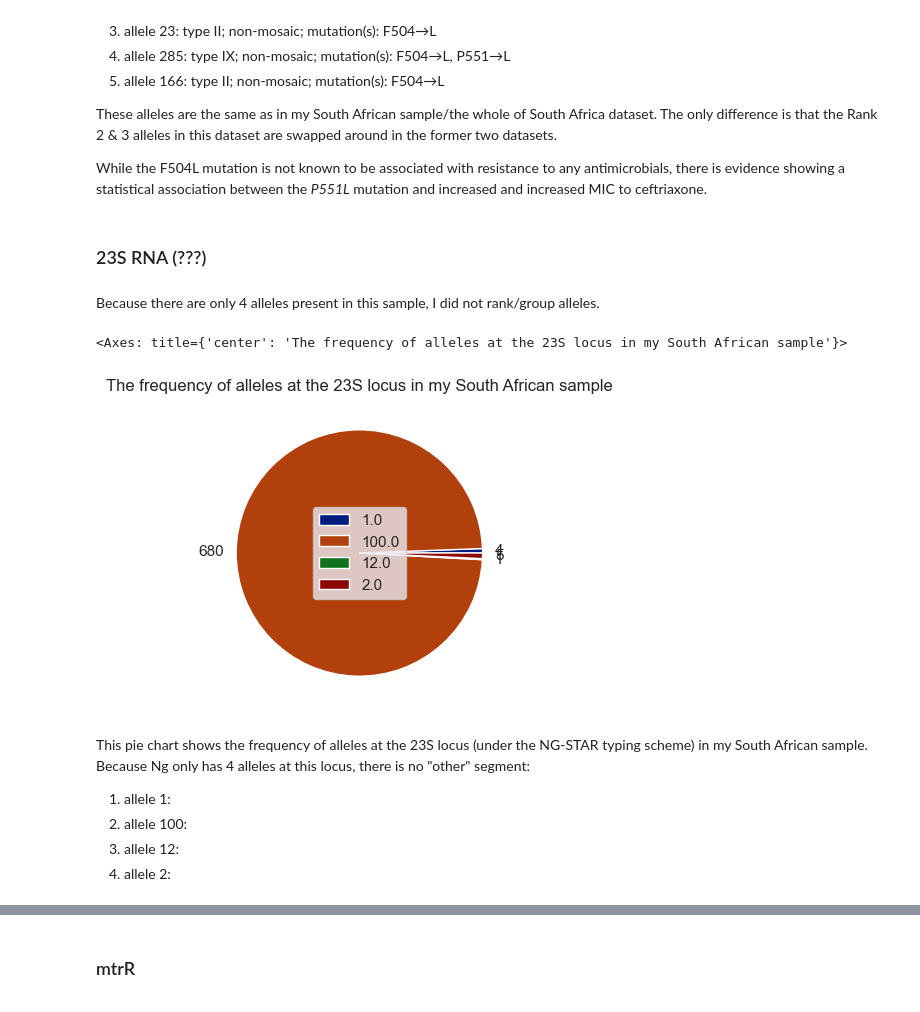
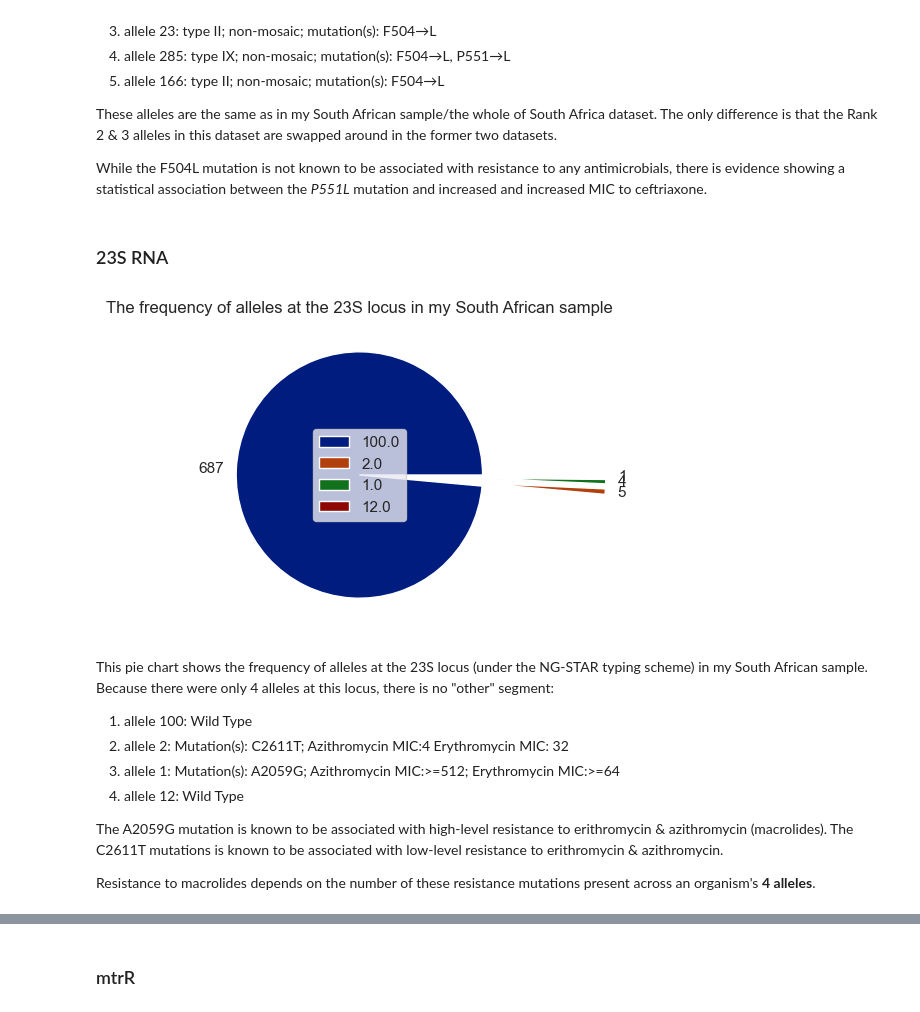
Before and after one commit to watchlotr/NGonorrhoeae_Y4, a Jupyter notebook: NG_Figures.ipynb, the cells around one changed output, grey strips where cells are left out. Cells and saved outputs as stored; diff of their text form; code cells hidden in the pictures.

Commit message:
Commit 22 - adds pie charts showing the frequency of 23sRNA alleles across all SA and Afr isolates

```diff
--- a/NG_Figures.ipynb
+++ b/NG_Figures.ipynb
@@ -896,7 +898,7 @@ These alleles are the same as in my South African sample/the whole of South Afri
 
 While the F504L mutation is not known to be associated with resistance to any antimicrobials, there is evidence showing a statistical association between the *P551L* mutation and increased and increased MIC to ceftriaxone.
 # %% [markdown]
-### 23S RNA (???)
+### 23S RNA
 # %%
     # importing genotypic amr data, according to the NG-STAR scheme, for my South African sample
 my_ngstar_amr: pd.DataFrame = pd.read_csv("Data/my_ngstar_amr.csv", sep = ",", header = "infer")
@@ -907,24 +909,26 @@ my_ngstar_amr.head()
 my_23s: pd.DataFrame =  my_ngstar_amr[["id", "isolate", "region", "year", "NG_23S"]]
 
     # removing rows containing NAs...
-my_23s = my_23s.dropna(axis = 0, how = "any")
+my_23s = my_23s.dropna(subset = "NG_23S")
 
     # cleaning function
 Functions.clean(df = my_23s, rename_cols = {"NG_23S": "ng_23s"}, to_str = "ng_23s")
 
 
-    # counting allele frequencies...
-my_23s_count: pd.Series = my_23s.groupby("ng_23s").ng_23s.count()
+    # ranking allele frequencies...
+my_23s_count = Functions.allele_rank(df = my_23s, var = "ng_23s")
-# %% [markdown]
-Because there are only 4 alleles present in this sample, I did not rank/group alleles.
 # %%
-Functions.pie(data = my_23s_count, title = "The frequency of alleles at the 23S locus in my South African sample")
+Functions.pie(data = my_23s_count, title = "The frequency of alleles at the 23S locus in my South African sample", exp = [0, 1, 1, 1])
+plt.show()
 # %% [output]
-<Axes: title={'center': 'The frequency of alleles at the 23S locus in my South African sample'}>
-[figure, old version]
+[figure, new version]
 # %% [markdown]
-This pie chart shows the frequency of alleles at the 23S locus (under the NG-STAR typing scheme) in my South African sample. Because Ng only has 4 alleles at this locus, there is no "other" segment:
-1) allele 1:
-2) allele 100:
-3) allele 12:
-4) allele 2:
+This pie chart shows the frequency of alleles at the 23S locus (under the NG-STAR typing scheme) in my South African sample. Because there were only 4 alleles at this locus, there is no "other" segment:
+1) allele 100: Wild Type
+2) allele 2: Mutation(s): C2611T; Azithromycin MIC:4 Erythromycin MIC: 32
+3) allele 1: Mutation(s): A2059G; Azithromycin MIC:>=512; Erythromycin MIC:>=64
+4) allele 12: Wild Type
+
+The A2059G mutation is known to be associated with high-level resistance to erithromycin & azithromycin (macrolides). The C2611T mutations is known to be associated with low-level resistance to erithromycin & azithromycin.
+
+Resistance to macrolides depends on the number of these resistance mutations present across an organism's **4 alleles**.
```
Also changed, not shown: parts of 11 cells of this notebook, 1 other file.
